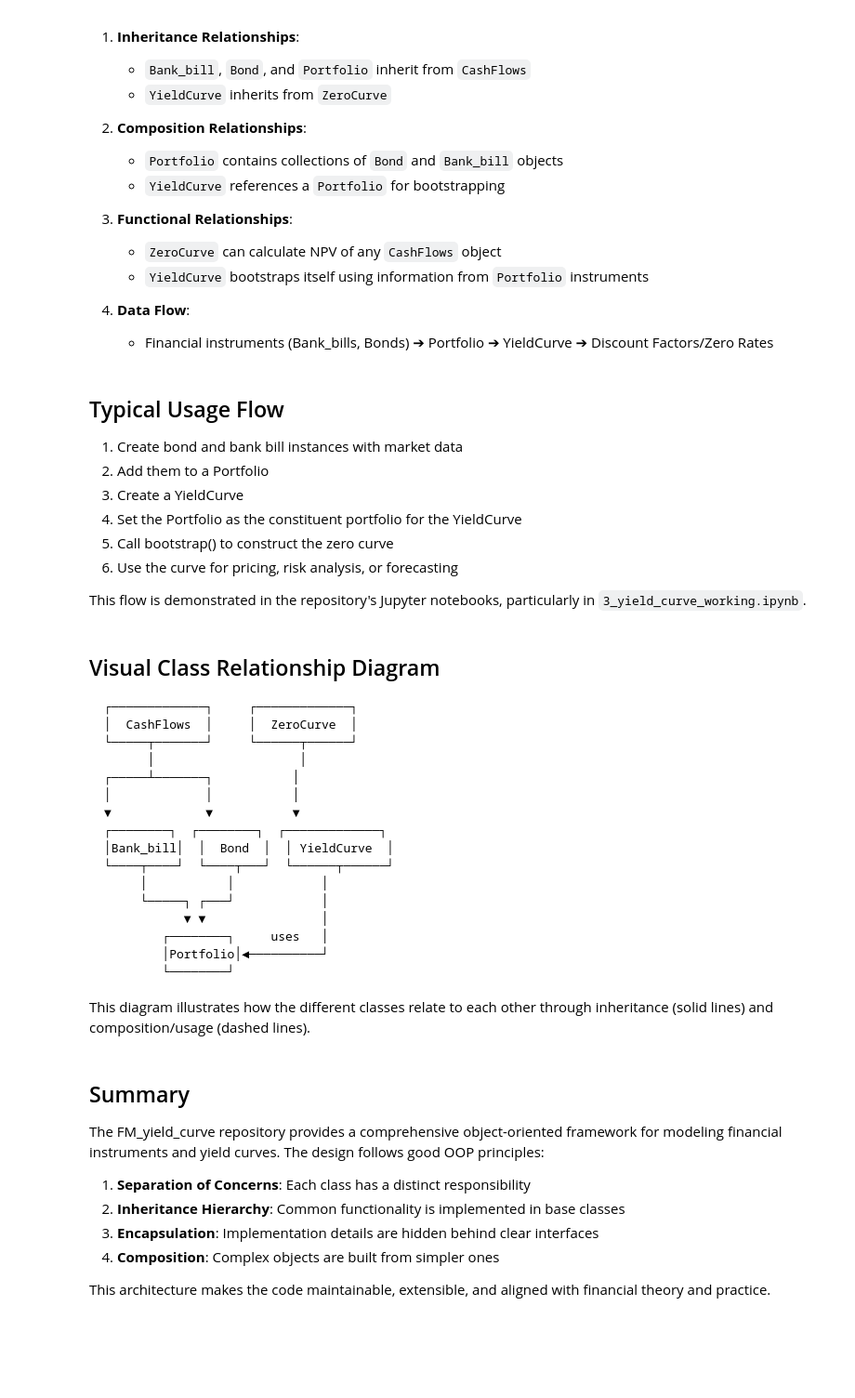
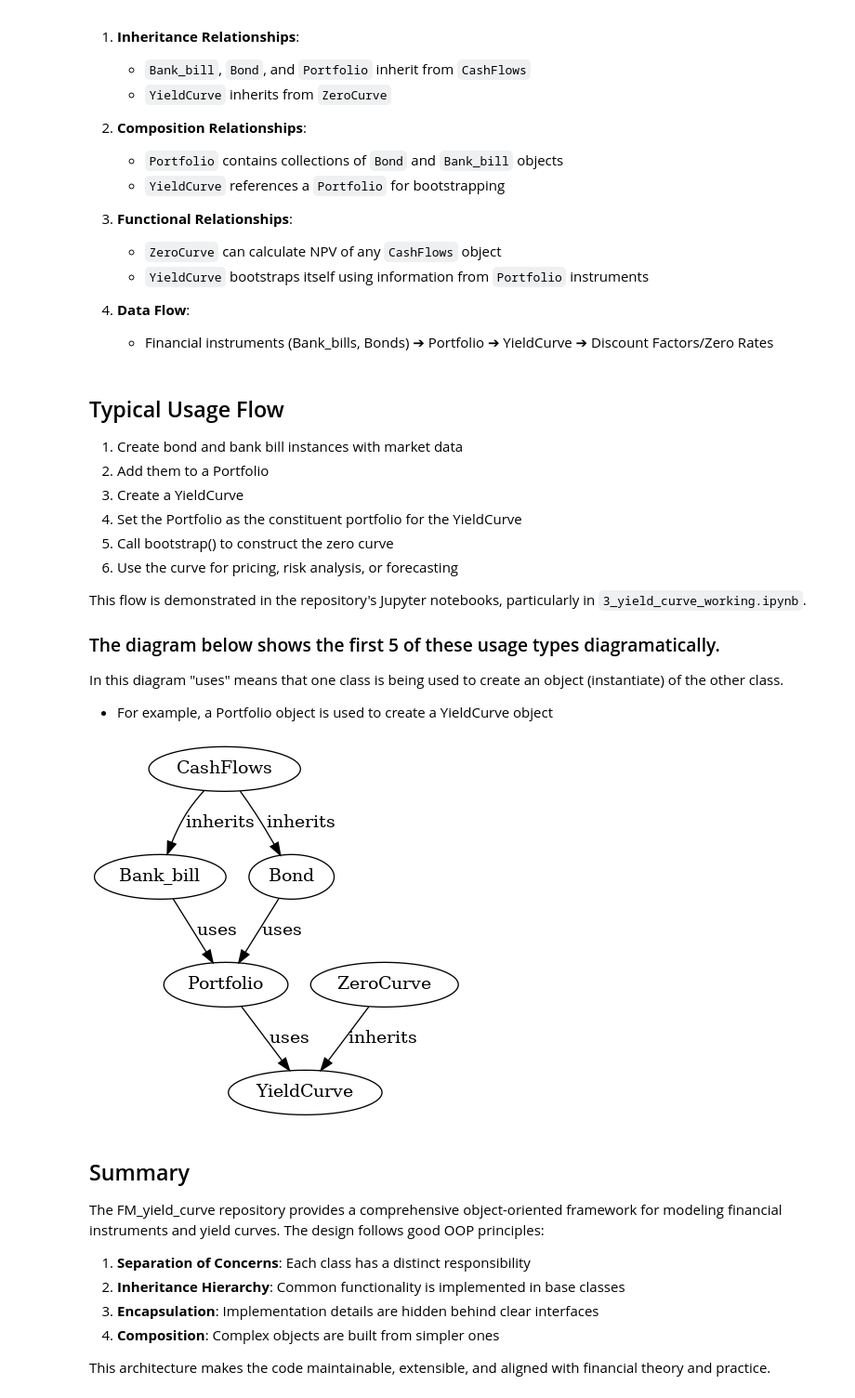
Before and after one commit to jinxiangli2005/FM_yield_curve, a Jupyter notebook: object_oriented_programming/1_overview_of_FM_yield_curve_objects.ipynb, the cells around one changed output. Shown: that part at 93% size. Saved outputs shown, nothing was run; the diff lists cells and outputs as text; code cells hidden in the pictures; blank space fills up the shorter version.

Commit message:
fixing beginners_intro and adding class diagram

````diff
--- a/object_oriented_programming/1_overview_of_FM_yield_curve_objects.ipynb
+++ b/object_oriented_programming/1_overview_of_FM_yield_curve_objects.ipynb
@@ -166,29 +166,42 @@ The classes in the FM_yield_curve repository form a cohesive system with the fol
 6. Use the curve for pricing, risk analysis, or forecasting
 
 This flow is demonstrated in the repository's Jupyter notebooks, particularly in `3_yield_curve_working.ipynb`.
+
+### The diagram below shows the first 5 of these usage types diagramatically.
+
+In this diagram "uses" means that one class is being used to create an object (instantiate) of the other class.
+- For example, a Portfolio object is used to create a YieldCurve object
-# %% [markdown]
-## Visual Class Relationship Diagram
-
-```
-┌─────────────┐     ┌─────────────┐
-│  CashFlows  │     │  ZeroCurve  │
-└─────┬───────┘     └──────┬──────┘
-      │                    │
-┌─────┴───────┐           │
-│             │           │
-▼             ▼           ▼
-┌────────┐  ┌────────┐  ┌─────────────┐
-│Bank_bill│  │  Bond  │  │ YieldCurve  │
-└────┬────┘  └────┬───┘  └──────┬──────┘
-     │           │            │
-     └─────┐ ┌───┘            │
-           ▼ ▼                │
-        ┌────────┐     uses   │
-        │Portfolio│◄──────────┘
-        └────────┘
-```
-
-This diagram illustrates how the different classes relate to each other through inheritance (solid lines) and composition/usage (dashed lines).
+# %%
+from graphviz import Digraph
+from IPython.display import Image
+
+# Create the diagram
+dot = Digraph()
+
+# Define classes
+dot.node("CashFlows", "CashFlows")
+dot.node("Bank_bill", "Bank_bill")
+dot.node("Bond", "Bond")
+dot.node("ZeroCurve", "ZeroCurve")
+dot.node("YieldCurve", "YieldCurve")
+dot.node("Portfolio", "Portfolio")
+
+# Define relationships
+dot.edge("CashFlows", "Bank_bill", label="inherits")
+dot.edge("CashFlows", "Bond", label="inherits")
+dot.edge("ZeroCurve", "YieldCurve", label="inherits")
+dot.edge("Bank_bill", "Portfolio", label="uses")
+dot.edge("Bond", "Portfolio", label="uses")
+dot.edge("Portfolio", "YieldCurve", label="uses")
+
+# Render the diagram to a file
+diagram_path_write = "class_diagram"
+dot.render(diagram_path_write, format="png", cleanup=True)
+
+# Display the diagram in the notebook
+Image(diagram_path_write + ".png")
+# %% [output]
+[figure, added]
 # %% [markdown]
 ## Summary
 
````
Also changed, not shown: parts of 1 cell of this notebook, 2 other files.
